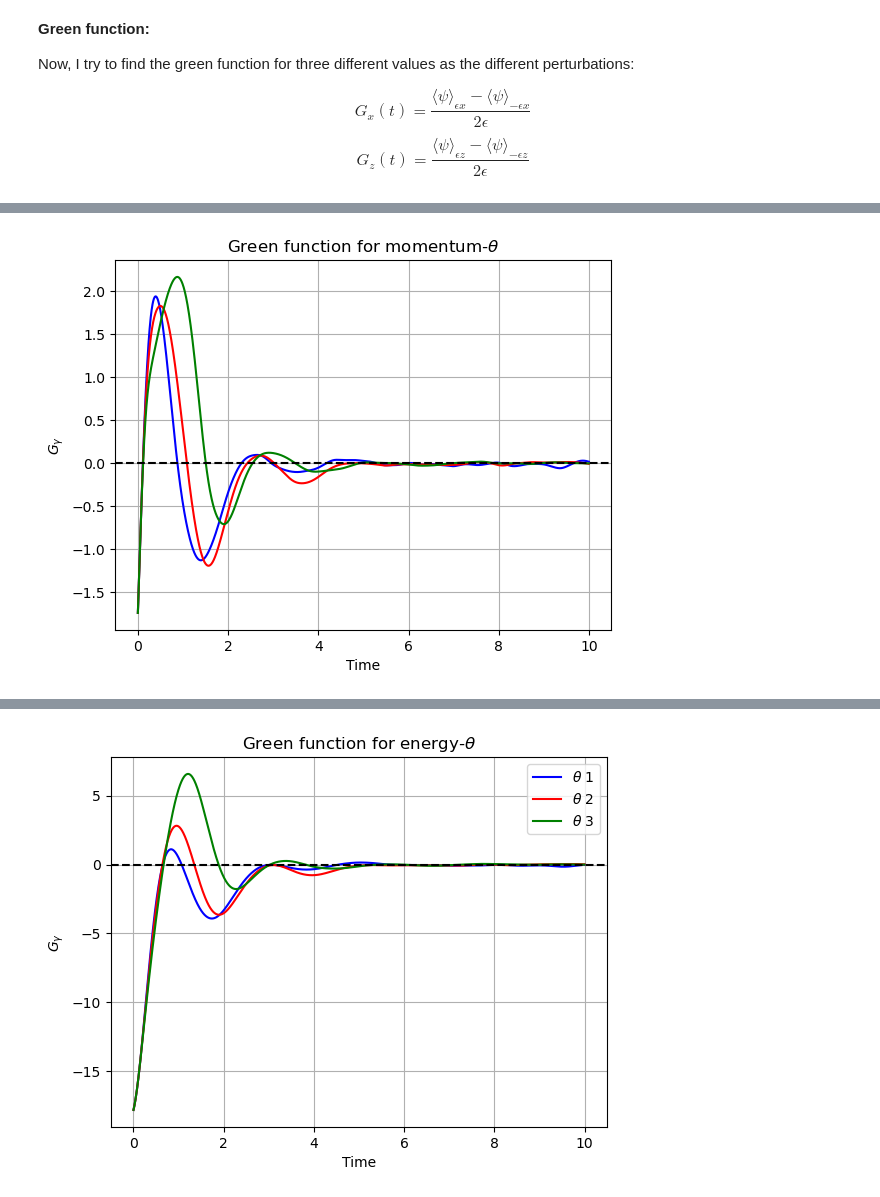
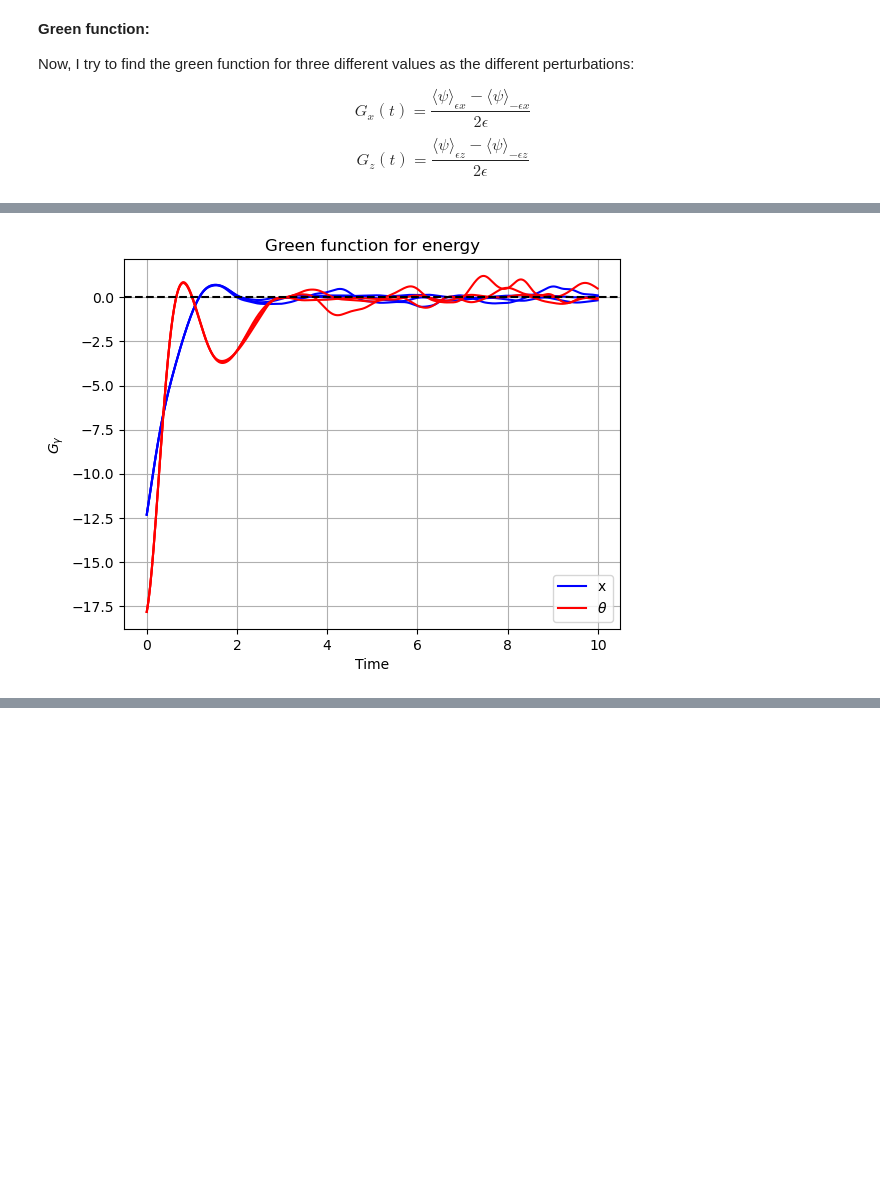
Before and after one commit to SarahYousefi240/L96-2V, a Jupyter notebook: Lorents_96_improved_2v.ipynb, the cells around one changed output, grey strips where cells are left out. Saved outputs shown, nothing was run; the diff lists cells and outputs as text; code cells hidden in the pictures; blank space fills up the shorter version.

```diff
--- a/Lorents_96_improved_2v.ipynb
+++ b/Lorents_96_improved_2v.ipynb
@@ -764,9 +764,9 @@ relaxation1_cross_list = []
 relaxation2_cross_list = []
 relaxation3_cross_list = []
 
-eps1 = 0.2
-eps2 = 0.5
-eps3 = 0.8
+eps1 = 0.02
+eps2 = 0.05
+eps3 = 0.08
 
 for i in range(M):
     xi = unperturbed_sample_x[i, :]
@@ -985,9 +985,9 @@ relaxation2_cross_list = []
 relaxation3_cross_list = []
 
 
-eps1 = 0.2
-eps2 = 0.5
-eps3 = 0.8
+eps1 = 0.02
+eps2 = 0.05
+eps3 = 0.08
 
 for i in range(M):
     xi = unperturbed_sample_x[i, :]
@@ -1634,6 +1634,9 @@ relaxation1_cross_list = []
 relaxation2_cross_list = []
 relaxation3_cross_list = []
 
+eps1 = 0.02
+eps2 = 0.05
+eps3 = 0.08
 
 for i in range(M):
     xi = unperturbed_sample_x[i, :]
@@ -2266,6 +2234,11 @@ plt.show()
 # %%
 #Green function
 # Considering the perturbation on gamma
+
+
+eps1 = 0.02
+eps2 = 0.05
+eps3 = 0.08
 
 G_mom_1x_g = (mean_response_1_xg - mean_response_1_xgm)/ (2 * eps1)
 G_mom_2x_g = (mean_response_2_xg - mean_response_2_xgm)/ (2 * eps2)
@@ -2290,42 +2263,17 @@ G_cross_3g = (mean_cross_response3g - mean_cross_response3mg)/ (2 * eps3)
 time_relax = np.arange(0, 10, dt)
 
 fig, ax = plt.subplots()
-ax.plot(time_relax, G_mom_1x_g, color='blue')
-ax.plot(time_relax, G_mom_2x_g, color='red')
-ax.plot(time_relax, G_mom_3x_g, color='green')
-ax.set_xlabel("Time")
-ax.set_ylabel(r"$G_\gamma$")
-ax.set_title("Green function for momentum-x")
+ax.plot(time_relax, G_mom_1x_g, label='x', color='blue')
+ax.plot(time_relax, G_mom_2x_g, color='blue')
+ax.plot(time_relax, G_mom_3x_g, color='blue')
 
-ax.axhline(0, color='black', linestyle='--')
-ax.grid()
-
-plt.show()
-
-time_relax = np.arange(0, 10, dt)
-
-fig, ax = plt.subplots()
-ax.plot(time_relax, G_mom_1z_g, color='blue')
+ax.plot(time_relax, G_mom_1z_g, label='$\\theta$', color='red')
 ax.plot(time_relax, G_mom_2z_g, color='red')
-ax.plot(time_relax, G_mom_3z_g, color='green')
+ax.plot(time_relax, G_mom_3z_g, color='red')
 
 ax.set_xlabel("Time")
 ax.set_ylabel(r"$G_\gamma$")
 ax.set_title("Green function for momentum-$\\theta$")
-
-ax.axhline(0, color='black', linestyle='--')
-ax.grid()
-
-plt.show()
-
-fig, ax = plt.subplots()
-
-ax.plot(time_relax, G_energy_1x_g, label='x1', color='blue')
-ax.plot(time_relax, G_energy_2x_g, label='x2', color='red')
-ax.plot(time_relax, G_energy_3x_g, label='x3', color='green')
-ax.set_xlabel("Time")
-ax.set_ylabel(r"$G_\gamma$")
-ax.set_title("Green function for energy-x")
 
 ax.axhline(0, color='black', linestyle='--')
 ax.legend()
@@ -2335,13 +2283,17 @@ plt.show()
 
 fig, ax = plt.subplots()
 
-ax.plot(time_relax, G_energy_1z_g, label='$\\theta$ 1', color='blue')
-ax.plot(time_relax, G_energy_2z_g, label='$\\theta$ 2', color='red')
-ax.plot(time_relax, G_energy_3z_g, label='$\\theta$ 3', color='green')
+ax.plot(time_relax, G_energy_1x_g, label='x', color='blue')
+ax.plot(time_relax, G_energy_2x_g, color='blue')
+ax.plot(time_relax, G_energy_3x_g, color='blue')
+
+ax.plot(time_relax, G_energy_1z_g, label='$\\theta$ ', color='red')
+ax.plot(time_relax, G_energy_2z_g, color='red')
+ax.plot(time_relax, G_energy_3z_g, color='red')
 
 ax.set_xlabel("Time")
 ax.set_ylabel(r"$G_\gamma$")
-ax.set_title("Green function for energy-$\\theta$")
+ax.set_title("Green function for energy")
 
 ax.axhline(0, color='black', linestyle='--')
 ax.legend()
@@ -2351,9 +2303,9 @@ plt.show()
 
 fig, ax = plt.subplots()
 
-ax.plot(time_relax, G_cross_1g, label='$x1\\theta$ 1', color='blue')
-ax.plot(time_relax, G_cross_2g, label='$x2\\theta$ 2', color='red')
-ax.plot(time_relax, G_cross_3g, label='$x3\\theta$ 3', color='green')
+ax.plot(time_relax, G_cross_1g, label='$\\epsilon$ 1', color='blue')
+ax.plot(time_relax, G_cross_2g, label='$\\epsilon$ 2', color='red')
+ax.plot(time_relax, G_cross_3g, label='$\\epsilon$ 3', color='green')
 
 ax.set_xlabel("Time")
 ax.set_ylabel(r"$G_\gamma$")
@@ -2369 +2321 @@ plt.show()
-[figure, old version]
+[figure, new version]
@@ -2371 +2322,0 @@ plt.show()
-[figure, removed]
```
Also changed, not shown: parts of 20 cells of this notebook.
